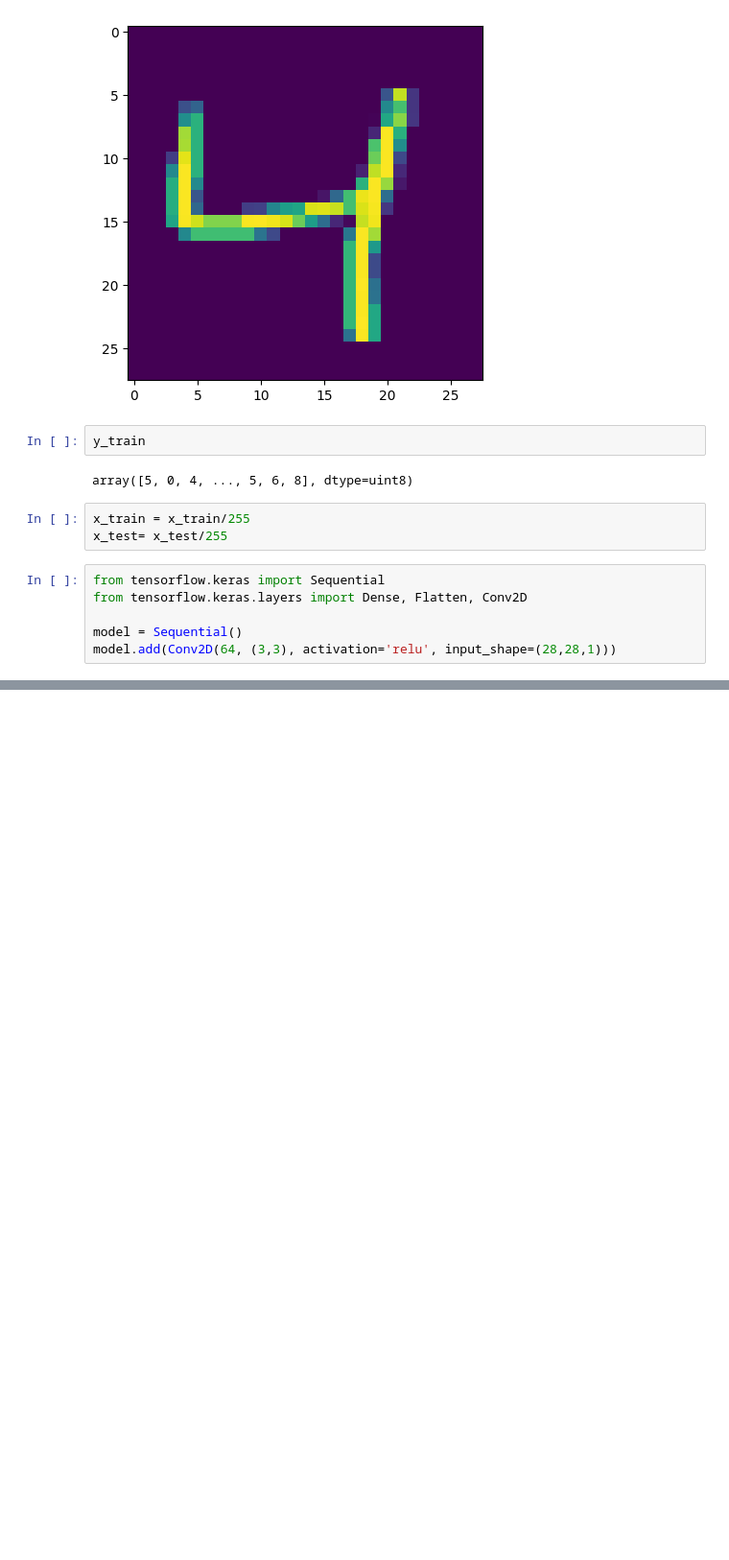
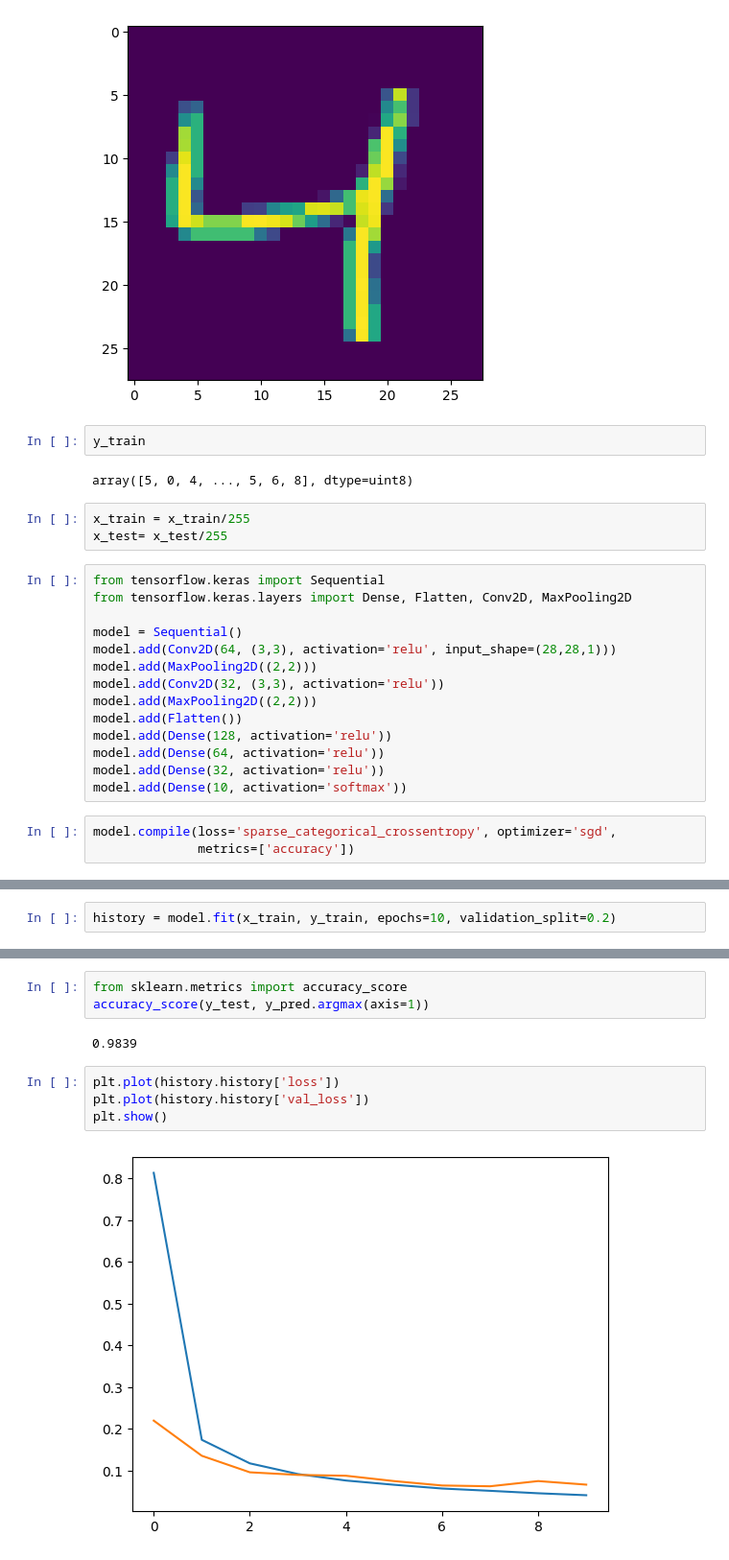
Before and after one commit to meet-senjaliya/Pythone_Jp, a Jupyter notebook: MNIST DL.ipynb, the cells around one changed output, grey strips where cells are left out. Shown at 96% size. Saved outputs shown, nothing was run; the diff lists cells and outputs as text; blank space fills up the shorter version.

```diff
--- a/MNIST DL.ipynb
+++ b/MNIST DL.ipynb
@@ -51,7 +48,18 @@ x_train = x_train/255
 x_test= x_test/255
 # %%
 from tensorflow.keras import Sequential
-from tensorflow.keras.layers import Dense, Flatten, Conv2D
+from tensorflow.keras.layers import Dense, Flatten, Conv2D, MaxPooling2D
 
 model = Sequential()
 model.add(Conv2D(64, (3,3), activation='relu', input_shape=(28,28,1)))
+model.add(MaxPooling2D((2,2)))
+model.add(Conv2D(32, (3,3), activation='relu'))
+model.add(MaxPooling2D((2,2)))
+model.add(Flatten())
+model.add(Dense(128, activation='relu'))
+model.add(Dense(64, activation='relu'))
+model.add(Dense(32, activation='relu'))
+model.add(Dense(10, activation='softmax'))
+# %%
+model.compile(loss='sparse_categorical_crossentropy', optimizer='sgd',
+              metrics=['accuracy'])
@@ -57,0 +90,2 @@ model.add(Conv2D(64, (3,3), activation='relu', input_shape=(28,28,1)))
+# %%
+history = model.fit(x_train, y_train, epochs=10, validation_split=0.2)
@@ -57,0 +117,11 @@ model.add(Conv2D(64, (3,3), activation='relu', input_shape=(28,28,1)))
+# %%
+from sklearn.metrics import accuracy_score
+accuracy_score(y_test, y_pred.argmax(axis=1))
+# %% [output]
+0.9839
+# %%
+plt.plot(history.history['loss'])
+plt.plot(history.history['val_loss'])
+plt.show()
+# %% [output]
+[figure, added]
```
Also changed, not shown: parts of 4 cells of this notebook.
